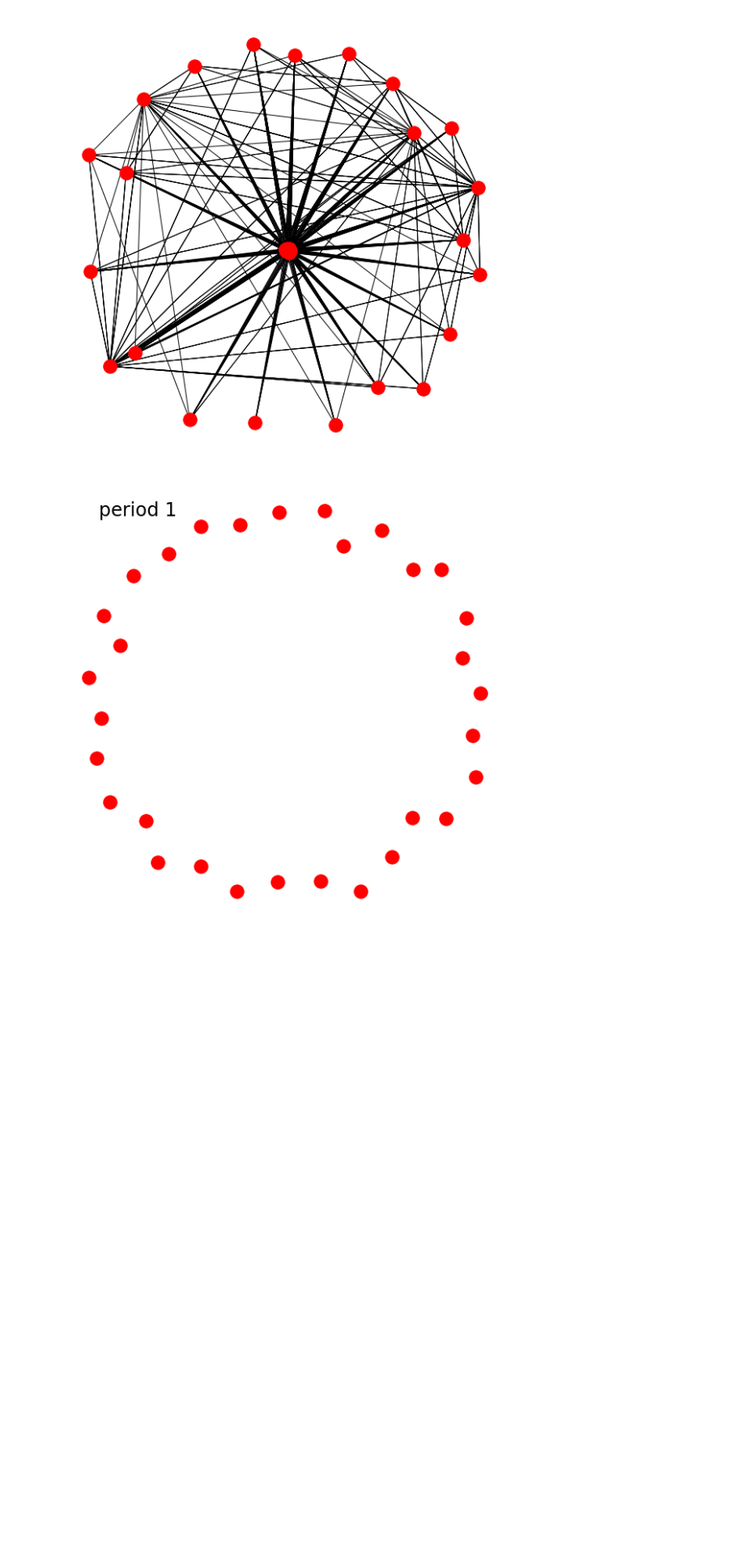
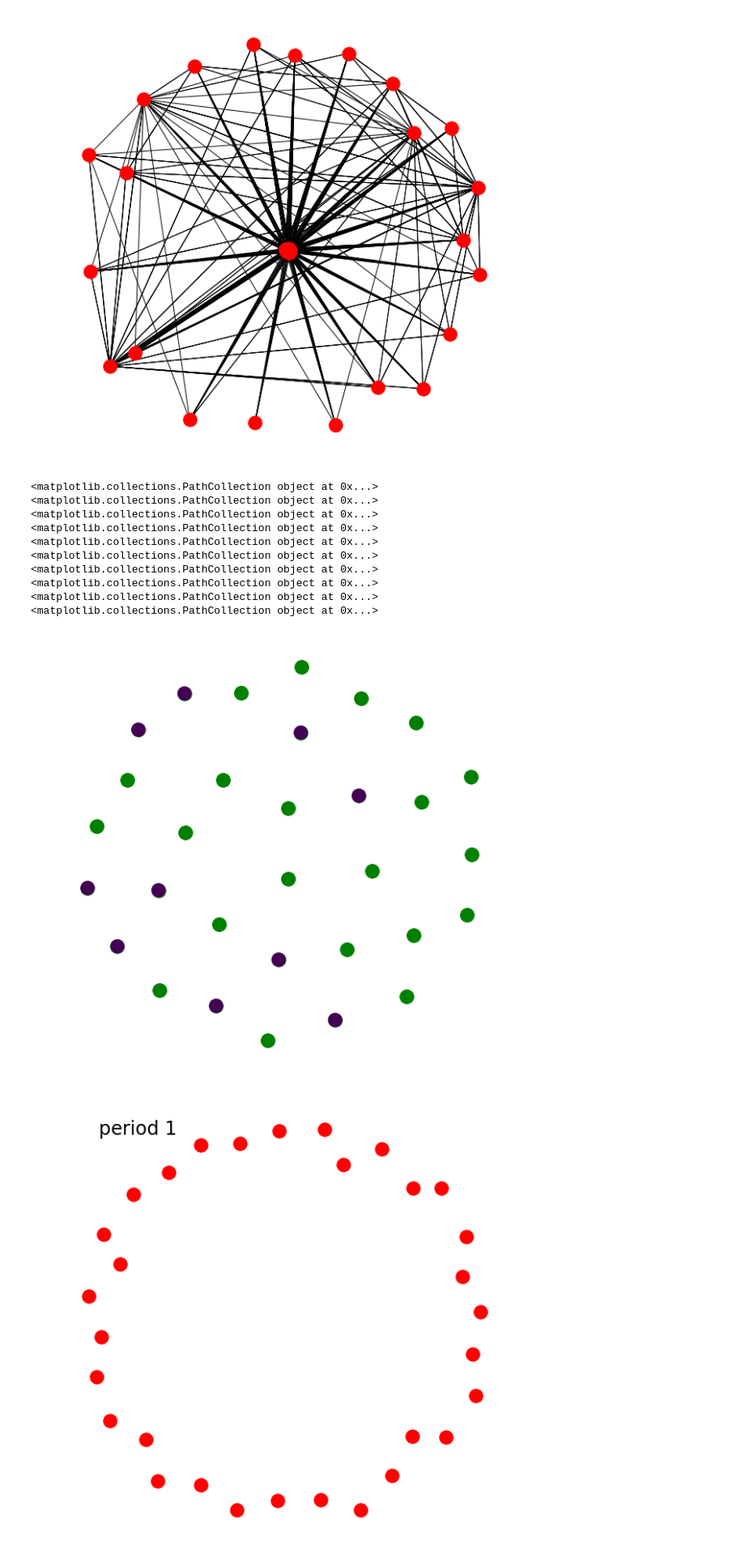
Before and after one commit to ai-xiaihai/FCN_DataAnalysis, a Jupyter notebook: visualize.ipynb, the cells around one changed output. Shown at 81% size. Cells and saved outputs as stored; diff of their text form; code cells hidden in the pictures; blank space fills up the shorter version.

Commit message:
big progress in animation

```diff
--- a/visualize.ipynb
+++ b/visualize.ipynb
@@ -68,4 +75,61 @@ anim = FuncAnimation(fig, update, frames=range(2,5), interval=500, blit=True)
 anim.save("network.mp4")
 # %% [output]
 [figure]
+# %%
+########################
+# Make BETTER video
+########################
+adjacency_matrix=np.ones((31,31))
+for i in range(31):
+    adjacency_matrix[i,i] = 0
+
+G = nx.DiGraph(adjacency_matrix)
+# nx.convert_matrix.to_pandas_adjacency(G)
+
+fig = plt.figure(figsize=(10,10))
+pos=nx.spring_layout(G)
+
+plt.axis('off')
+
+def init():
+    # positive_edges = [(u,v) for (u,v,d) in G.edges(data=True) if d['weight'] >0]
+    # nodes = nx.draw_networkx_nodes(G,pos, node_color=(0.4,0.4,0.4))
+
+    for n in G:
+        G.node[n]['draw'] = nx.draw_networkx_nodes(G,pos,nodelist=[n], with_labels=False, node_color='green')
+
+    # for u,v in G.edges():
+    #     G[u][v]['draw']=nx.draw_networkx_edges(G,pos,edgelist=[(u,v)],edge_color="white",arrows=True)
+    # edges = nx.draw_networkx_edges(G, pos, arrows=False, edge_color="white")
+
+    return [node[1] for node in G.nodes(data="draw")]
+
+def update(i):
+#     update_edge_matrix(G, df.loc[i*31:i*31+30, "dot1":"dot31"].values)
+#     positive_edges = [[u,v] for (u,v,d) in G.edges(data=True) if d['weight'] >0]
+#     print(positive_edges)
+#     edges = nx.draw_networkx_edges(G, pos, arrows=False,edgelist=positive_edges)
+#     print(edges.get_array())
+
+#     nodes = nx.draw_networkx_nodes(G, pos, nodelist=list(choice(G.nodes())), node_color="b")
+
+    chosen = choice(G.node)['draw']
+#     print(chosen)
+    chosen.set_array(np.array([0.1,0.1,0.1]))
+    return [chosen]
+
+anim = FuncAnimation(fig, update, init_func=init, frames=10, interval=500, repeat=False, blit=True)
+anim.save("network2.mp4")
+# %% [output]
+<matplotlib.collections.PathCollection object at 0x...>
+<matplotlib.collections.PathCollection object at 0x...>
+<matplotlib.collections.PathCollection object at 0x...>
+<matplotlib.collections.PathCollection object at 0x...>
+<matplotlib.collections.PathCollection object at 0x...>
+<matplotlib.collections.PathCollection object at 0x...>
+<matplotlib.collections.PathCollection object at 0x...>
+<matplotlib.collections.PathCollection object at 0x...>
+<matplotlib.collections.PathCollection object at 0x...>
+<matplotlib.collections.PathCollection object at 0x...>
+[figure, added]
 # %%
```
Also changed, not shown: parts of 4 cells of this notebook, 1 other file.
